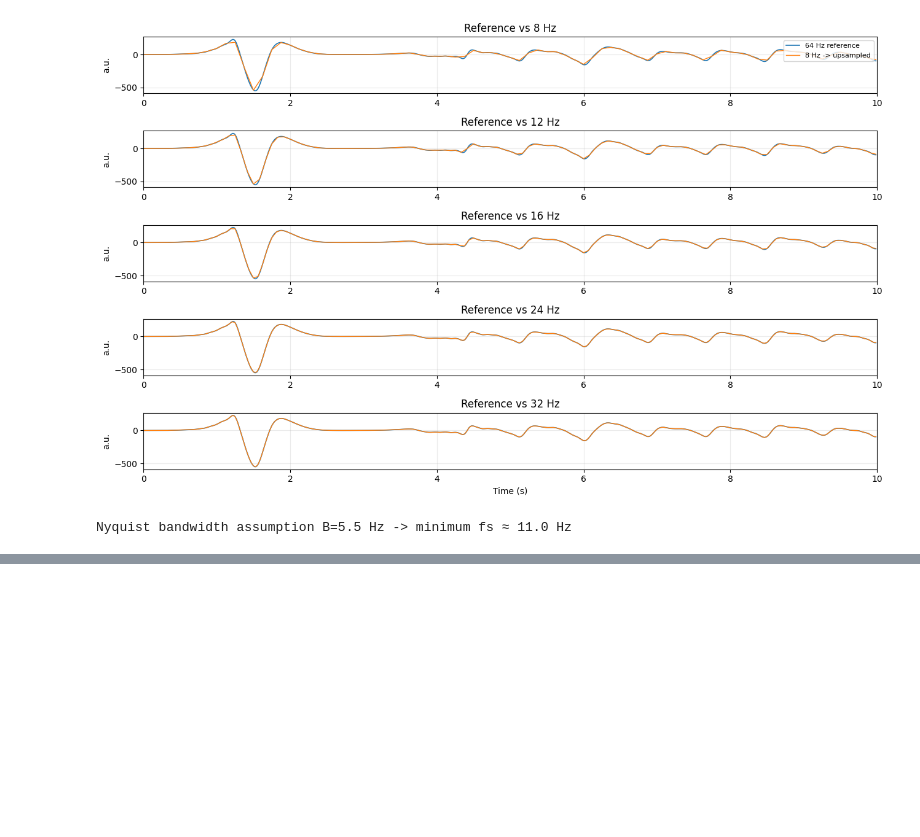
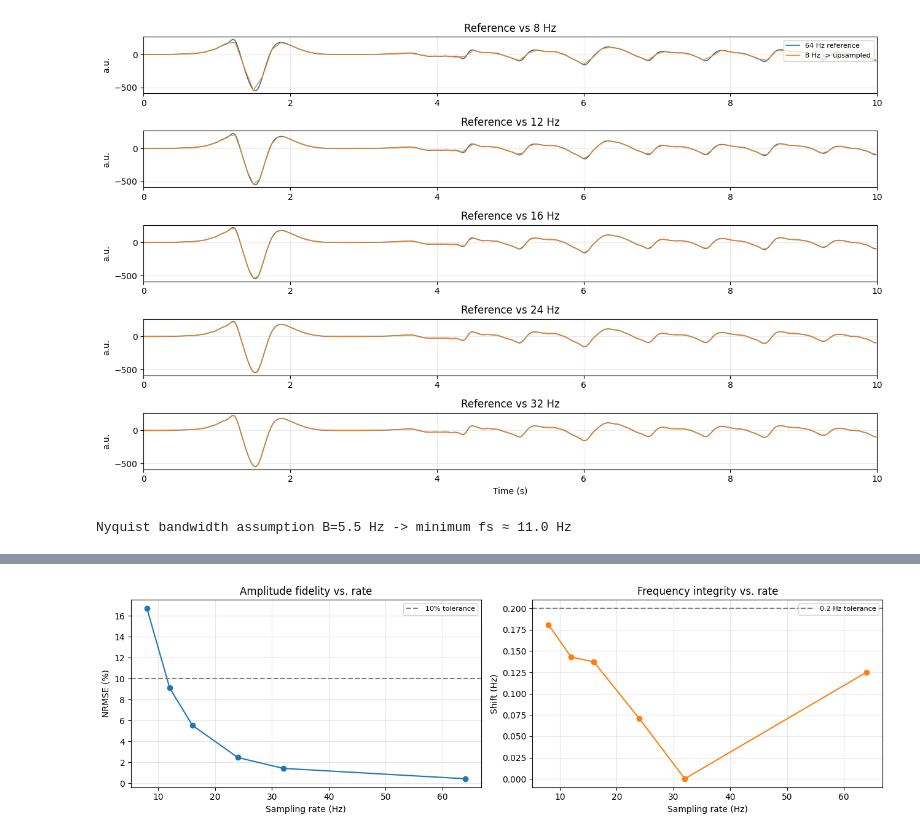
Before and after one commit to schwitzkasten/fhnw-ds-gbsv, a Jupyter notebook: Challenges/gbsv-mc1.ipynb, the cells around one changed output, grey strips where cells are left out. Drawn from its saved outputs; the diff is of its cells as text; code cells hidden in the pictures; blank space fills up the shorter version.

```diff
--- a/Challenges/gbsv-mc1.ipynb
+++ b/Challenges/gbsv-mc1.ipynb
@@ -380,0 +557,95 @@ Nyquist bandwidth assumption B=5.5 Hz -> minimum fs ≈ 11.0 Hz
+# %%
+# -----------------------------
+# Day 4 – Quantitative evaluation
+# -----------------------------
+import numpy as np
+import pandas as pd
+import matplotlib.pyplot as plt
+from scipy import signal
+from fractions import Fraction
+
+if "x_hp" not in globals() or "fs_ref" not in globals():
+    raise RuntimeError("Run the Day 1 preprocessing cell to define x_hp and fs_ref before evaluating Day 4.")
+
+def resample_to_rate(sig, fs_in, fs_out):
+    ratio = Fraction(fs_out / fs_in).limit_denominator(200)
+    return signal.resample_poly(sig, ratio.numerator, ratio.denominator)
+
+fs_operational = float(fs_ref)
+fs_high = 256
+x_high = resample_to_rate(x_hp, fs_operational, fs_high)
+t_high = np.arange(len(x_high)) / fs_high
+
+sampling_ladder_eval = [8, 12, 16, 24, 32, 64]
+ref_rms = np.sqrt(np.mean(x_high ** 2))
+f_high, p_high = signal.welch(x_high, fs=fs_high, nperseg=min(4096, len(x_high)))
+total_energy = np.trapz(p_high, f_high)
+ref_centroid = float(np.trapz(f_high * p_high, f_high) / total_energy)
+
+def alias_energy_fraction(fs_candidate):
+    nyq = fs_candidate / 2
+    mask = f_high > nyq
+    if not np.any(mask):
+        return 0.0
+    return float(np.trapz(p_high[mask], f_high[mask]) / total_energy)
+
+rows = []
+
+for fs_ds in sampling_ladder_eval:
+    x_ds = resample_to_rate(x_high, fs_high, fs_ds)
+    t_ds = np.arange(len(x_ds)) / fs_ds
+    x_interp = np.interp(t_high, t_ds, x_ds)
+    rmse = np.sqrt(np.mean((x_high - x_interp) ** 2))
+    nrmse_pct = 100 * rmse / ref_rms
+    f_ds, p_ds = signal.welch(x_ds, fs=fs_ds, nperseg=min(512, len(x_ds)))
+    centroid = float(np.trapz(f_ds * p_ds, f_ds) / np.trapz(p_ds, f_ds))
+    centroid_shift = abs(centroid - ref_centroid)
+    alias_pct = 100 * alias_energy_fraction(fs_ds)
+    rows.append({
+        "fs (Hz)": fs_ds,
+        "NRMSE (%)": nrmse_pct,
+        "Spectral centroid shift (Hz)": centroid_shift,
+        "Alias energy (%)": alias_pct,
+    })
+
+eval_df = pd.DataFrame(rows).sort_values("fs (Hz)").reset_index(drop=True)
+baseline_row = eval_df.loc[eval_df["fs (Hz)"] == 64].iloc[0]
+baseline_nrmse = baseline_row["NRMSE (%)"]
+baseline_centroid = baseline_row["Spectral centroid shift (Hz)"]
+
+def relative_change(value, baseline):
+    if abs(baseline) < 1e-9:
+        return np.nan
+    return 100 * (value - baseline) / baseline
+
+eval_df["NRMSE Δ vs 64 (%)"] = eval_df["NRMSE (%)"].apply(lambda v: relative_change(v, baseline_nrmse))
+eval_df["Centroid shift Δ vs 64 (Hz)"] = eval_df["Spectral centroid shift (Hz)"] - baseline_centroid
+
+print("Quantitative comparison vs. 256 Hz reference:")
+display(eval_df)
+
+fig, axes = plt.subplots(1, 2, figsize=(13, 4))
+axes[0].plot(eval_df["fs (Hz)"], eval_df["NRMSE (%)"], marker="o")
+axes[0].axhline(10, color="gray", linestyle="--", label="10% tolerance")
+axes[0].set_xlabel("Sampling rate (Hz)")
+axes[0].set_ylabel("NRMSE (%)")
+axes[0].set_title("Amplitude fidelity vs. rate")
+axes[0].grid(alpha=0.3)
+axes[0].legend(loc="upper right", fontsize=8)
+
+axes[1].plot(eval_df["fs (Hz)"], eval_df["Spectral centroid shift (Hz)"] , marker="o", color="tab:orange")
+axes[1].axhline(0.2, color="gray", linestyle="--", label="0.2 Hz tolerance")
+axes[1].set_xlabel("Sampling rate (Hz)")
+axes[1].set_ylabel("Shift (Hz)")
+axes[1].set_title("Frequency integrity vs. rate")
+axes[1].grid(alpha=0.3)
+axes[1].legend(loc="upper right", fontsize=8)
+
+plt.tight_layout()
+plt.show()
+
+nrmse_threshold_fs = eval_df.loc[eval_df["NRMSE (%)"] > 10, "fs (Hz)"].min()
+centroid_threshold_fs = eval_df.loc[eval_df["Spectral centroid shift (Hz)"] > 0.2, "fs (Hz)"].min()
+print(f"NRMSE exceeds 10% first at {nrmse_threshold_fs} Hz.")
+print(f"Centroid shift exceeds 0.2 Hz first at {centroid_threshold_fs} Hz.")
+# %% [output]
@@ -380,0 +660 @@ Nyquist bandwidth assumption B=5.5 Hz -> minimum fs ≈ 11.0 Hz
+[figure, added]
```
Also changed, not shown: parts of 10 cells of this notebook, 13 other files.
